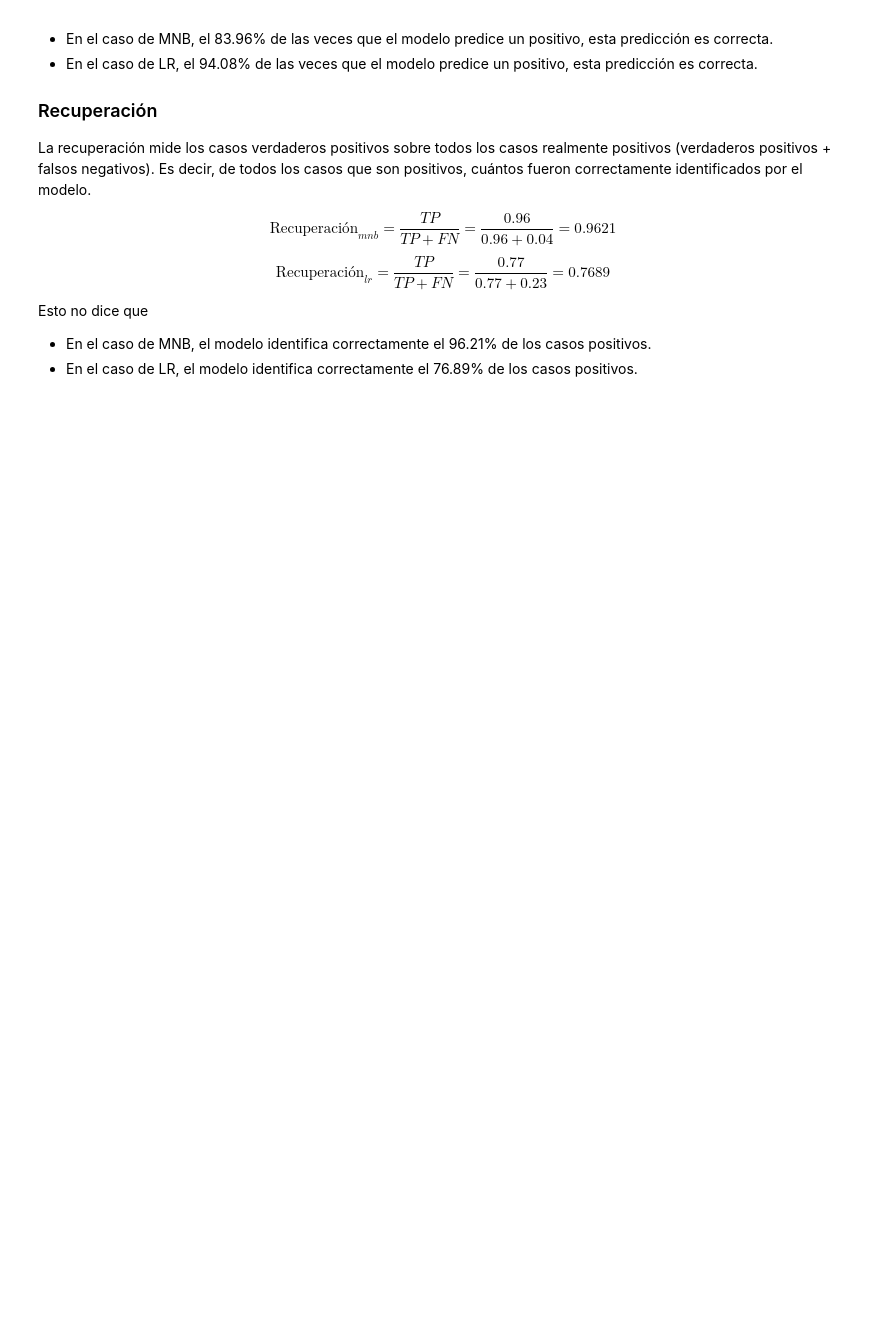
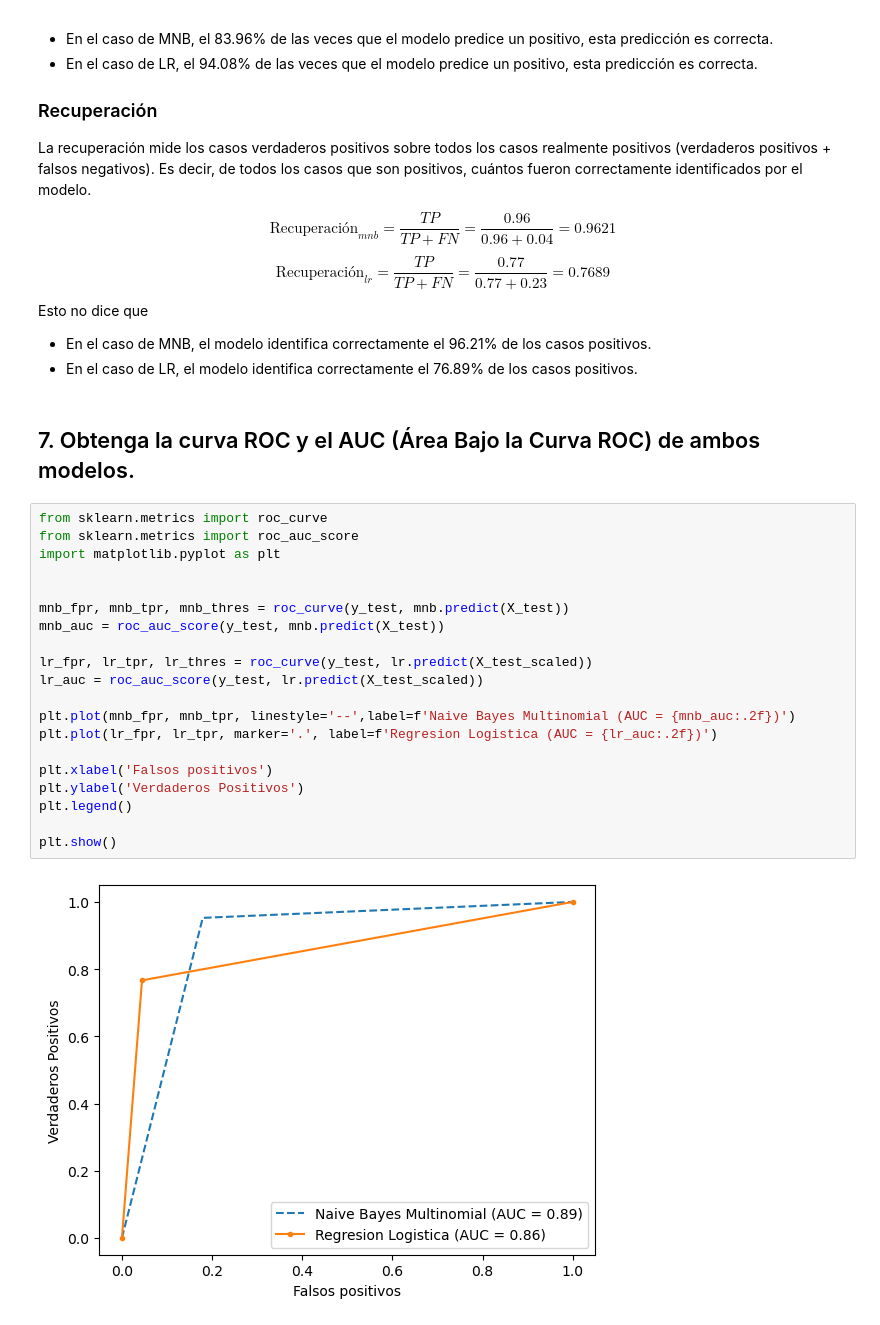
Before and after one commit to gx-ceia-tps/TP3_IIA, a Jupyter notebook: tp3-iia-project/tp3-resolucion.ipynb, the cells around one changed output. Saved outputs shown, nothing was run; the diff lists cells and outputs as text; blank space fills up the shorter version.

```diff
--- a/tp3-iia-project/tp3-resolucion.ipynb
+++ b/tp3-iia-project/tp3-resolucion.ipynb
@@ -235,3 +235,27 @@ $$
 Esto no dice que
  * En el caso de MNB, el modelo identifica correctamente el 96.21% de los casos positivos.
   * En el caso de LR, el modelo identifica correctamente el 76.89% de los casos positivos.
+# %% [markdown]
+## 7. Obtenga la curva ROC y el AUC (Área Bajo la Curva ROC) de ambos modelos.
+# %%
+from sklearn.metrics import roc_curve
+from sklearn.metrics import roc_auc_score
+import matplotlib.pyplot as plt
+
+
+mnb_fpr, mnb_tpr, mnb_thres = roc_curve(y_test, mnb.predict(X_test))
+mnb_auc = roc_auc_score(y_test, mnb.predict(X_test))
+
+lr_fpr, lr_tpr, lr_thres = roc_curve(y_test, lr.predict(X_test_scaled))
+lr_auc = roc_auc_score(y_test, lr.predict(X_test_scaled))
+
+plt.plot(mnb_fpr, mnb_tpr, linestyle='--',label=f'Naive Bayes Multinomial (AUC = {mnb_auc:.2f})')
+plt.plot(lr_fpr, lr_tpr, marker='.', label=f'Regresion Logistica (AUC = {lr_auc:.2f})')
+
+plt.xlabel('Falsos positivos')
+plt.ylabel('Verdaderos Positivos')
+plt.legend()
+
+plt.show()
+# %% [output]
+[figure, added]
```
Also changed, not shown: parts of 6 cells of this notebook.
